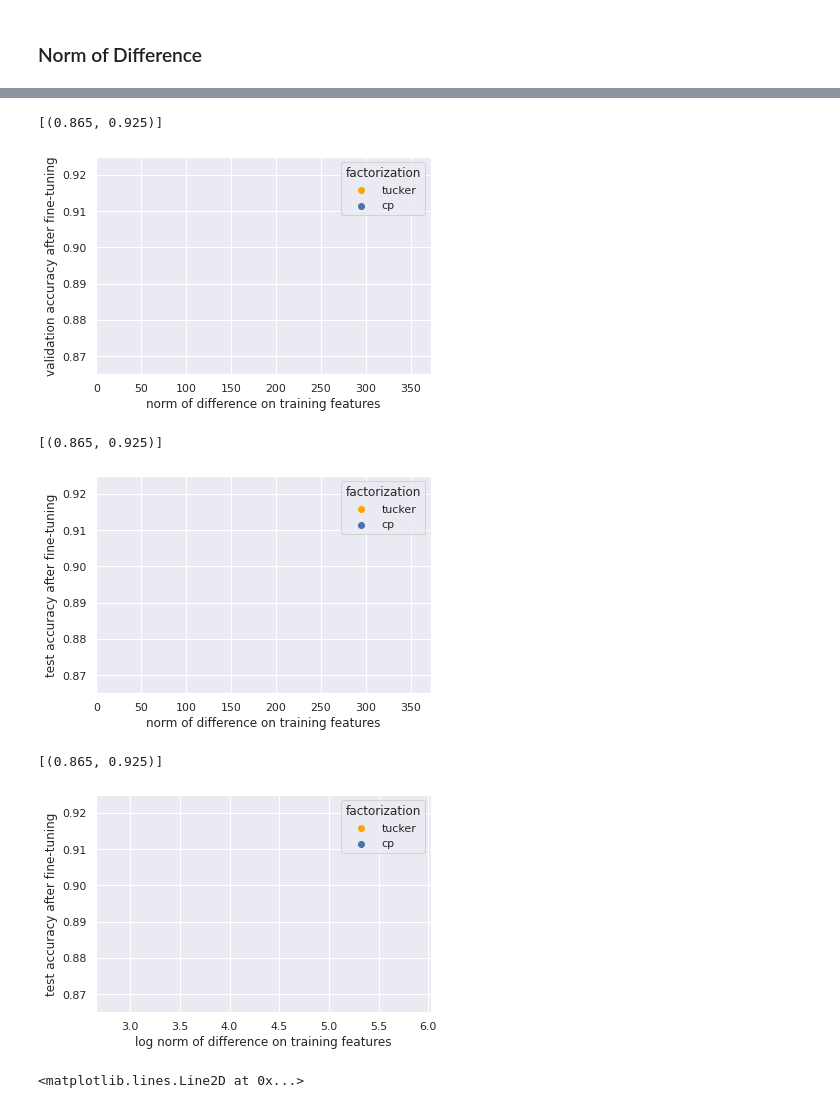
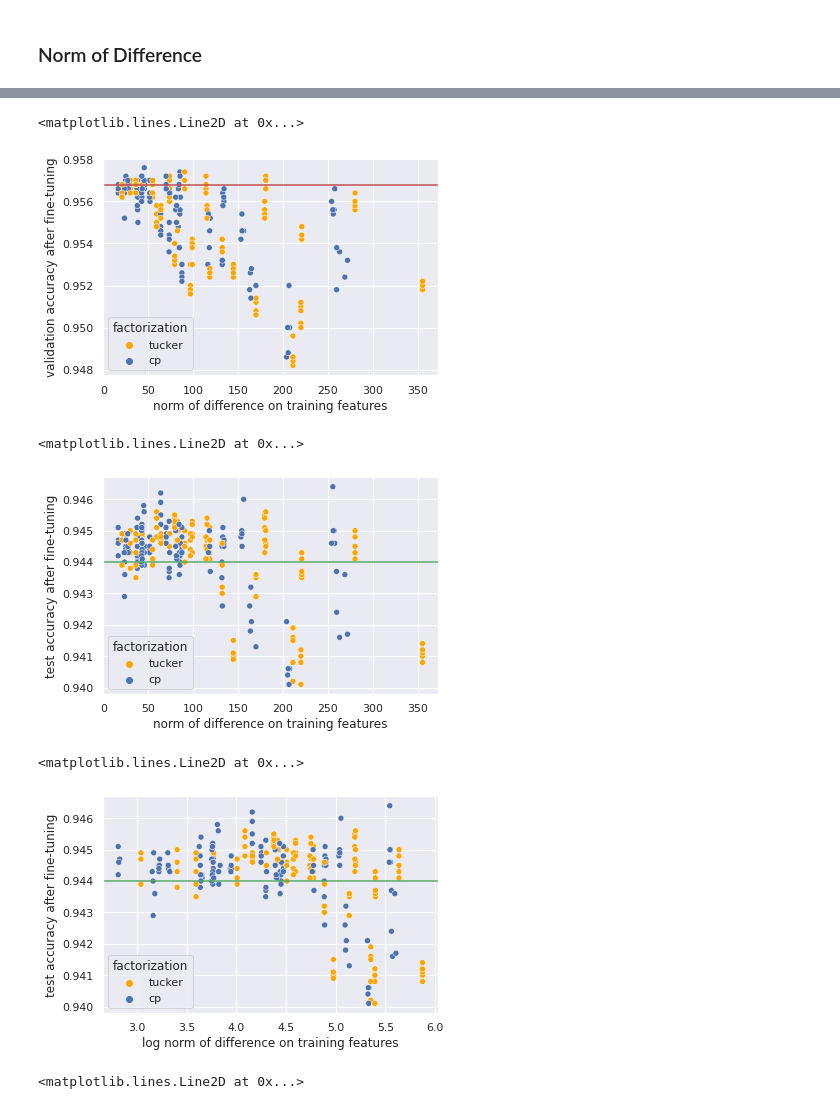
Before and after one commit to JSchuurmans/tddl, a Jupyter notebook: notebooks/results/rn18_fm_approx_vs_perform_ci_adam_new.ipynb, the cells around one changed output, grey strips where cells are left out. Drawn from its saved outputs; the diff is of its cells as text; code cells hidden in the pictures.

```diff
--- a/notebooks/results/rn18_fm_approx_vs_perform_ci_adam_new.ipynb
+++ b/notebooks/results/rn18_fm_approx_vs_perform_ci_adam_new.ipynb
@@ -45,0 +31,6 @@ print(len(paths))
+# %%
+from tddl.post_processing.path_utils import logdir_to_paths
+
+paths = logdir_to_paths(logdir)
+
+print(len(paths))
@@ -276,0 +60,6 @@ df.head()
+# %%
+from tddl.post_processing.path_utils import paths_to_df
+
+df = paths_to_df(paths)
+print(len(df))
+df.head()
@@ -802,10 +600,10 @@ ax = sns.scatterplot(x="norm_diff", y="valid_acc",
 )
 ax.set(xlabel='norm of difference on training features', ylabel='validation accuracy after fine-tuning')
 ax.axhline(baseline_result['best_valid_acc'], color='r')
-ax.set(ylim=(0.865, 0.925))
+# ax.set(ylim=(0.865, 0.925))
 # %% [output]
-[(0.865, 0.925)]
+<matplotlib.lines.Line2D at 0x...>
-[figure, old version]
+[figure, new version]
 # %%
 ax = sns.scatterplot(x="norm_diff", y="test_acc",
     hue="factorization", data=df,
@@ -813,24 +611,24 @@ ax = sns.scatterplot(x="norm_diff", y="test_acc",
 )
 ax.set(xlabel='norm of difference on training features', ylabel='test accuracy after fine-tuning')
 ax.axhline(baseline_result['test_acc'], color='g')
-ax.set(ylim=(0.865, 0.925))
+# ax.set(ylim=(0.865, 0.925))
 # %% [output]
-[(0.865, 0.925)]
+<matplotlib.lines.Line2D at 0x...>
-[figure, old version]
+[figure, new version]
 # %%
 import numpy as np
 df['log_norm_diff'] = np.log(df.norm_diff)
 # %%
 ax = sns.scatterplot(x="log_norm_diff", y="test_acc",
     hue="factorization", data=df,
     palette=['orange', 'b'],
 )
 ax.set(xlabel='log norm of difference on training features', ylabel='test accuracy after fine-tuning')
 ax.axhline(baseline_result['test_acc'], color='g')
-ax.set(ylim=(0.865, 0.925))
+# ax.set(ylim=(0.865, 0.925))
 # %% [output]
-[(0.865, 0.925)]
+<matplotlib.lines.Line2D at 0x...>
-[figure, old version]
+[figure, new version]
 # %%
 df['log_test_acc'] = np.log(df.test_acc)
 # %%
```
Also changed, not shown: parts of 30 cells of this notebook, 7 other files.
